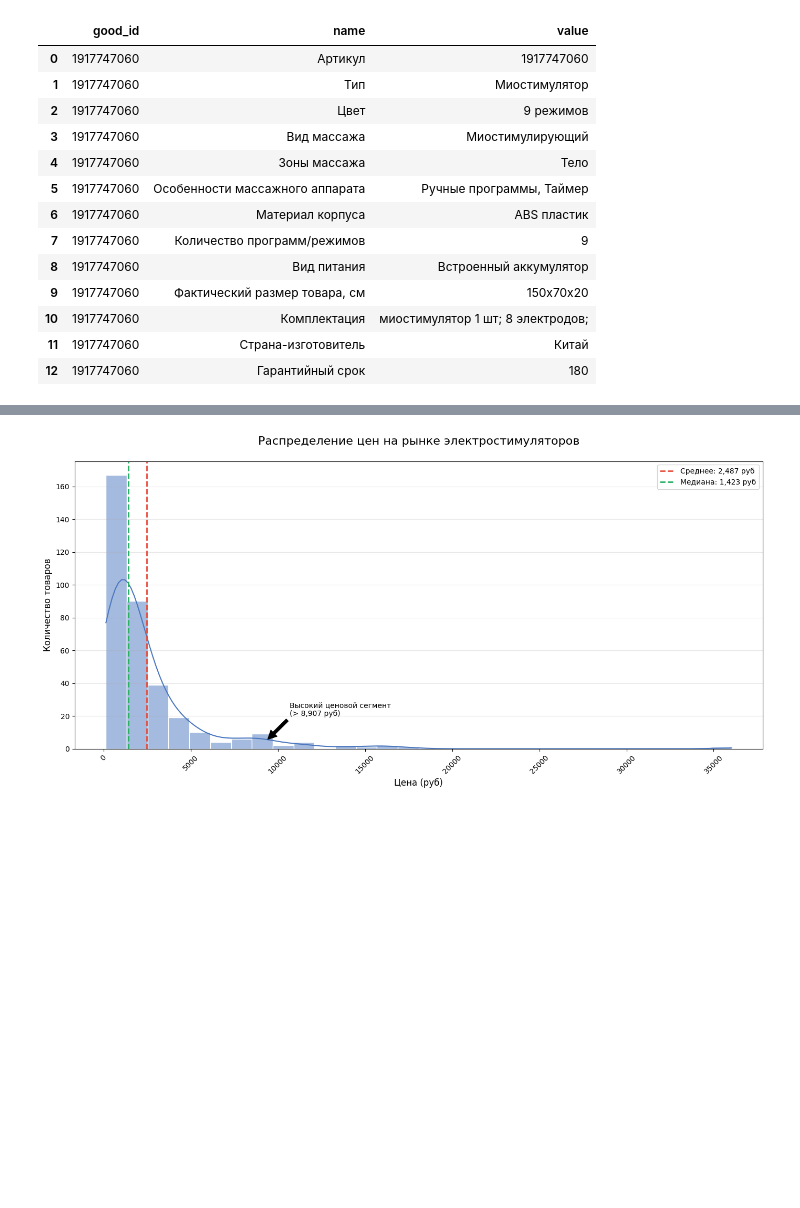
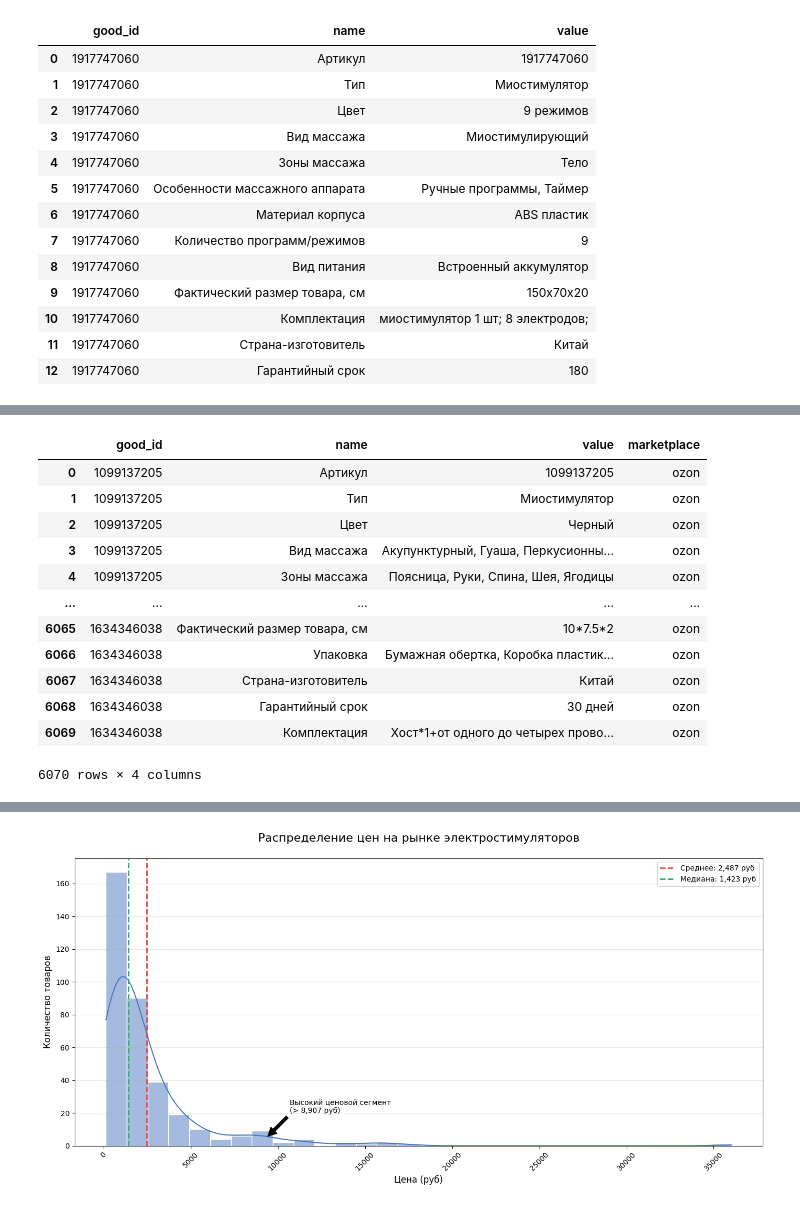
Before and after one commit to nekitmilk/ElectroPunk, a Jupyter notebook: src/notebooks/analisys.ipynb, the cells around one changed output, grey strips where cells are left out. Cells and saved outputs as stored; diff of their text form; code cells hidden in the pictures; blank space fills up the shorter version.

```diff
--- a/src/notebooks/analisys.ipynb
+++ b/src/notebooks/analisys.ipynb
@@ -603,0 +718,16 @@ df2
+# %%
+ozon_other_characteristics
+# %% [output]
+|  | good_id | name | value | marketplace |
+| 0 | 1099137205 | Артикул | 1099137205 | ozon |
+| 1 | 1099137205 | Тип | Миостимулятор | ozon |
+| 2 | 1099137205 | Цвет | Черный | ozon |
+| 3 | 1099137205 | Вид массажа | Акупунктурный, Гуаша, Перкусионны... | ozon |
+| 4 | 1099137205 | Зоны массажа | Поясница, Руки, Спина, Шея, Ягодицы | ozon |
+| ... | ... | ... | ... | ... |
+| 6065 | 1634346038 | Фактический размер товара, см | 10*7.5*2 | ozon |
+| 6066 | 1634346038 | Упаковка | Бумажная обертка, Коробка пластик... | ozon |
+| 6067 | 1634346038 | Страна-изготовитель | Китай | ozon |
+| 6068 | 1634346038 | Гарантийный срок | 30 дней | ozon |
+| 6069 | 1634346038 | Комплектация | Хост*1+от одного до четырех прово... | ozon |
+6070 rows × 4 columns
```
Also changed, not shown: parts of 20 cells of this notebook, 5 other files.
